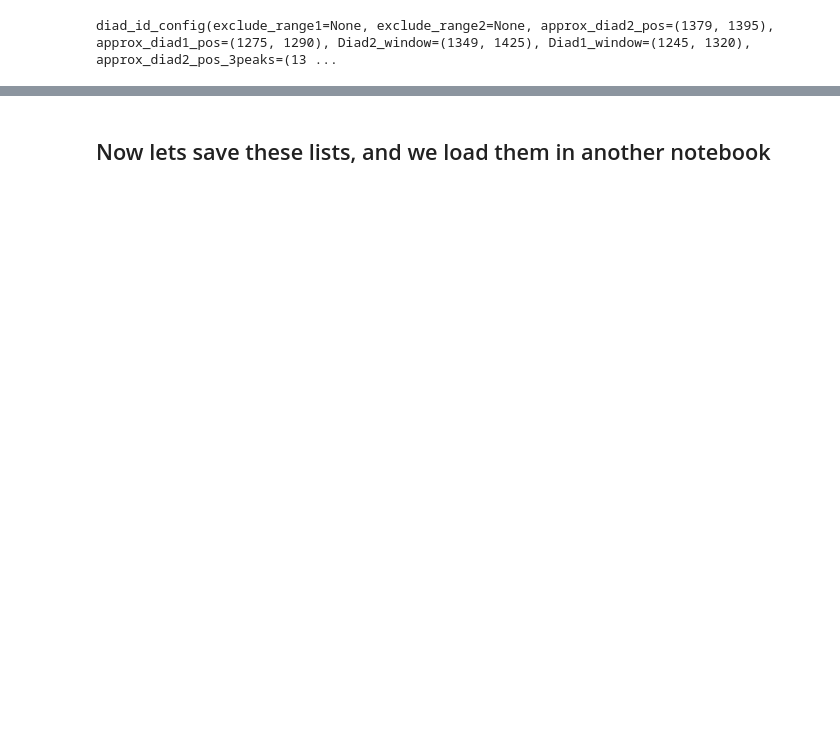
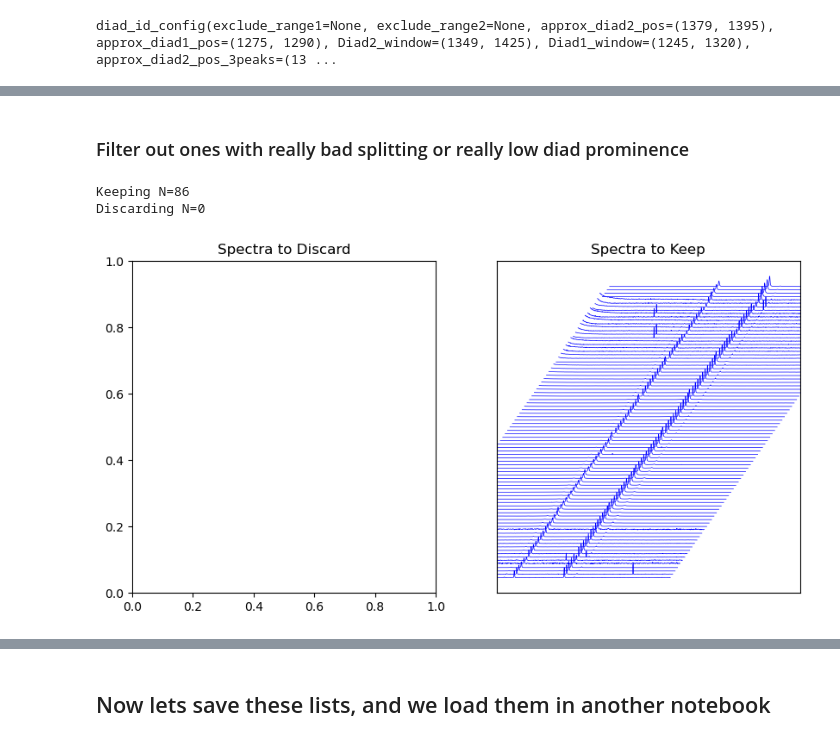
Before and after one commit to PennyWieser/DiadFit, a Jupyter notebook: docs/Examples/Diad_Fitting_Nov22nd2022/Dec_Filtering_Numerical.ipynb, the cells around one changed output, grey strips where cells are left out. Cells and saved outputs as stored; diff of their text form; code cells hidden in the pictures; blank space fills up the shorter version.

```diff
--- a/docs/Examples/Diad_Fitting_Nov22nd2022/Dec_Filtering_Numerical.ipynb
+++ b/docs/Examples/Diad_Fitting_Nov22nd2022/Dec_Filtering_Numerical.ipynb
@@ -293,0 +91,10 @@ ax1.set_xlim([1230, 1450])
+# %% [markdown]
+### Filter out ones with really bad splitting or really low diad prominence
+# %%
+fit_params_filt, data_y_filt, fit_params_disc, data_y_disc=pf.filter_splitting_prominence(
+fit_params=fit_params, data_y_all=data_y_all, x_cord=Diad[:, 0],
+splitting_limits=[101, 108], lower_diad1_prom=10)
+# %% [output]
+Keeping N=86
+Discarding N=0
+[figure, added]
```
Also changed, not shown: parts of 29 cells of this notebook, 7 other files.
